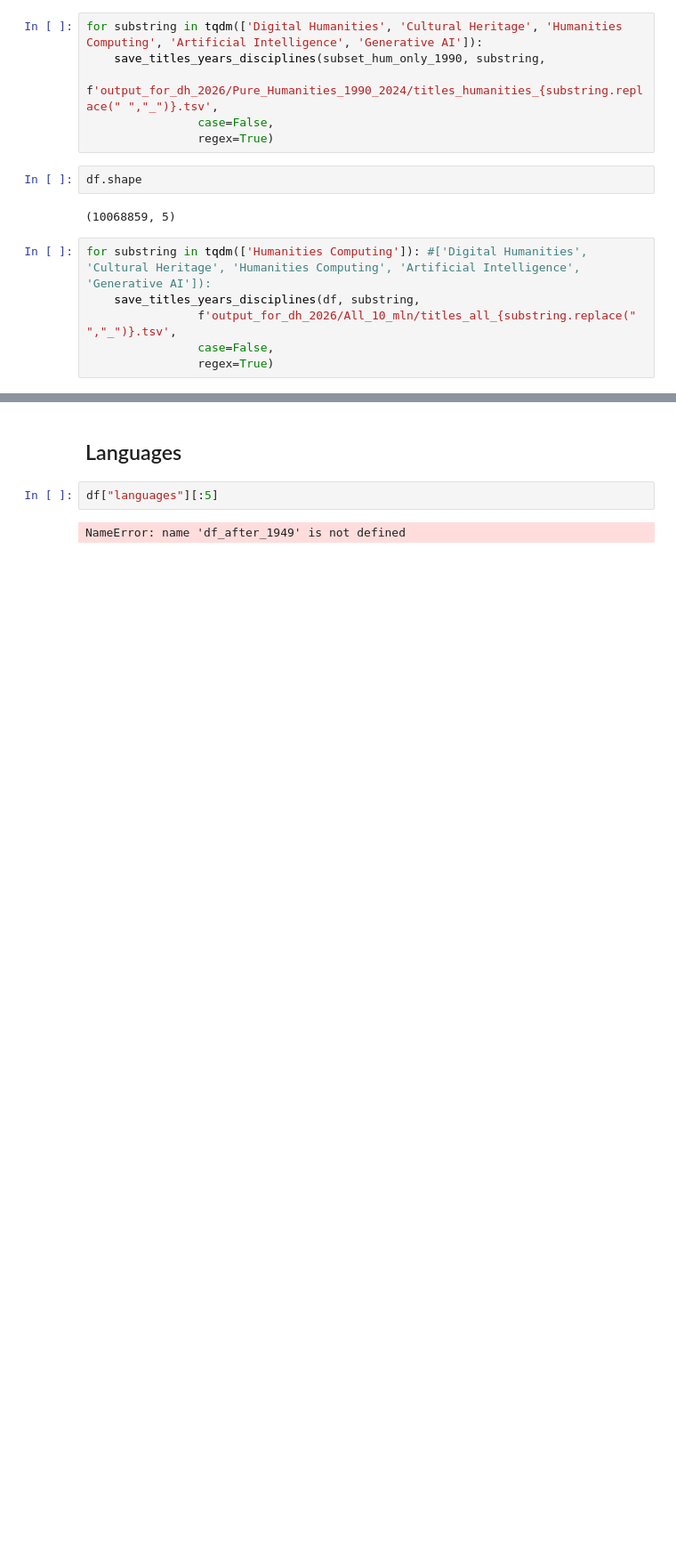
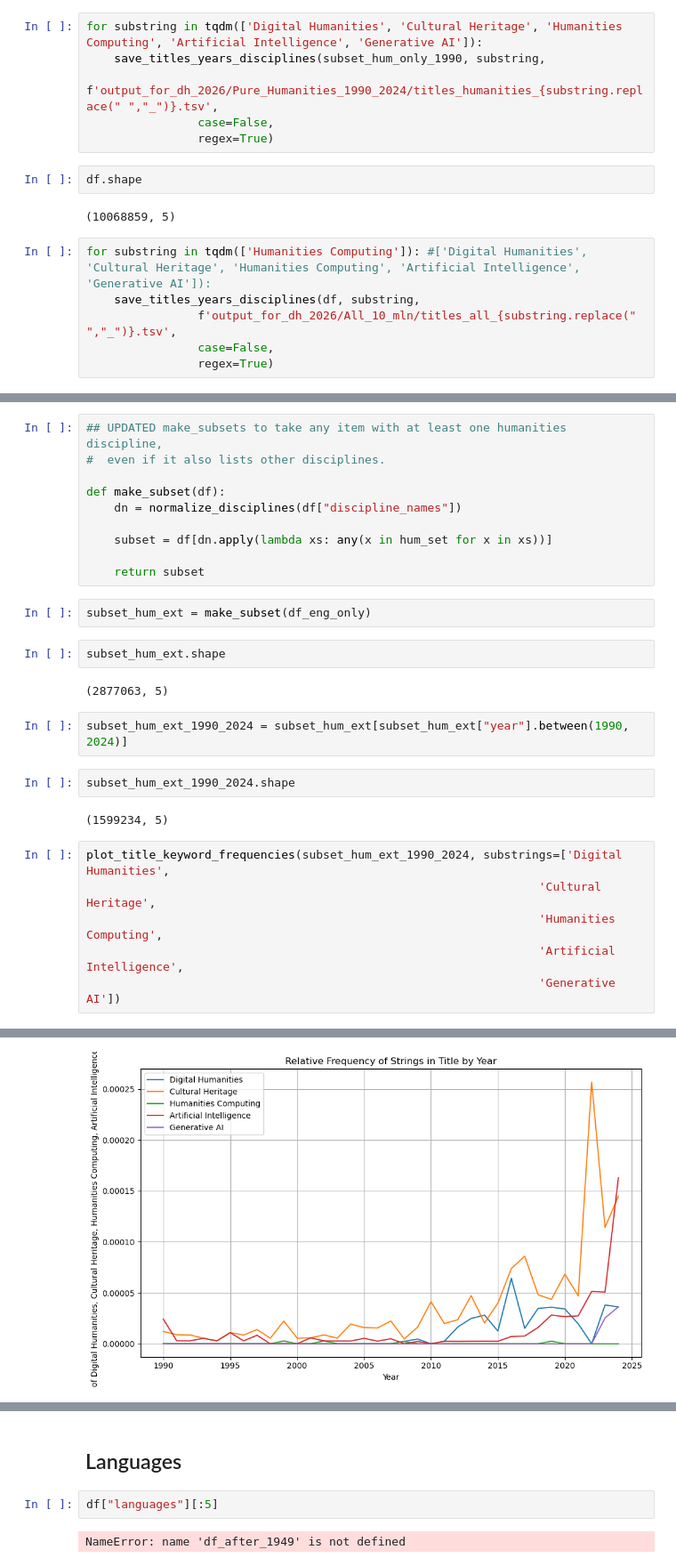
Before and after one commit to DanilSko/jstor_analysis_code, a Jupyter notebook: JSTOR database analyser.ipynb, the cells around one changed output, grey strips where cells are left out. Shown at 89% size. Saved outputs shown, nothing was run; the diff lists cells and outputs as text; blank space fills up the shorter version.

```diff
--- a/JSTOR database analyser.ipynb
+++ b/JSTOR database analyser.ipynb
@@ -682,0 +686,29 @@ for substring in tqdm(['Humanities Computing']): #['Digital Humanities', 'Cultur
+# %%
+## UPDATED make_subsets to take any item with at least one humanities discipline,
+#  even if it also lists other disciplines.
+
+def make_subset(df):
+    dn = normalize_disciplines(df["discipline_names"])
+
+    subset = df[dn.apply(lambda xs: any(x in hum_set for x in xs))]
+
+    return subset
+# %%
+subset_hum_ext = make_subset(df_eng_only)
+# %%
+subset_hum_ext.shape
+# %% [output]
+(2877063, 5)
+# %%
+subset_hum_ext_1990_2024 = subset_hum_ext[subset_hum_ext["year"].between(1990, 2024)]
+# %%
+subset_hum_ext_1990_2024.shape
+# %% [output]
+(1599234, 5)
+# %%
+plot_title_keyword_frequencies(subset_hum_ext_1990_2024, substrings=['Digital Humanities',
+                                                                 'Cultural Heritage',
+                                                                 'Humanities Computing',
+                                                                 'Artificial Intelligence',
+                                                                 'Generative AI'])
+# %% [output]
@@ -682,0 +732 @@ for substring in tqdm(['Humanities Computing']): #['Digital Humanities', 'Cultur
+[figure, added]
```
Also changed, not shown: parts of 9 cells of this notebook, 2 other files.
